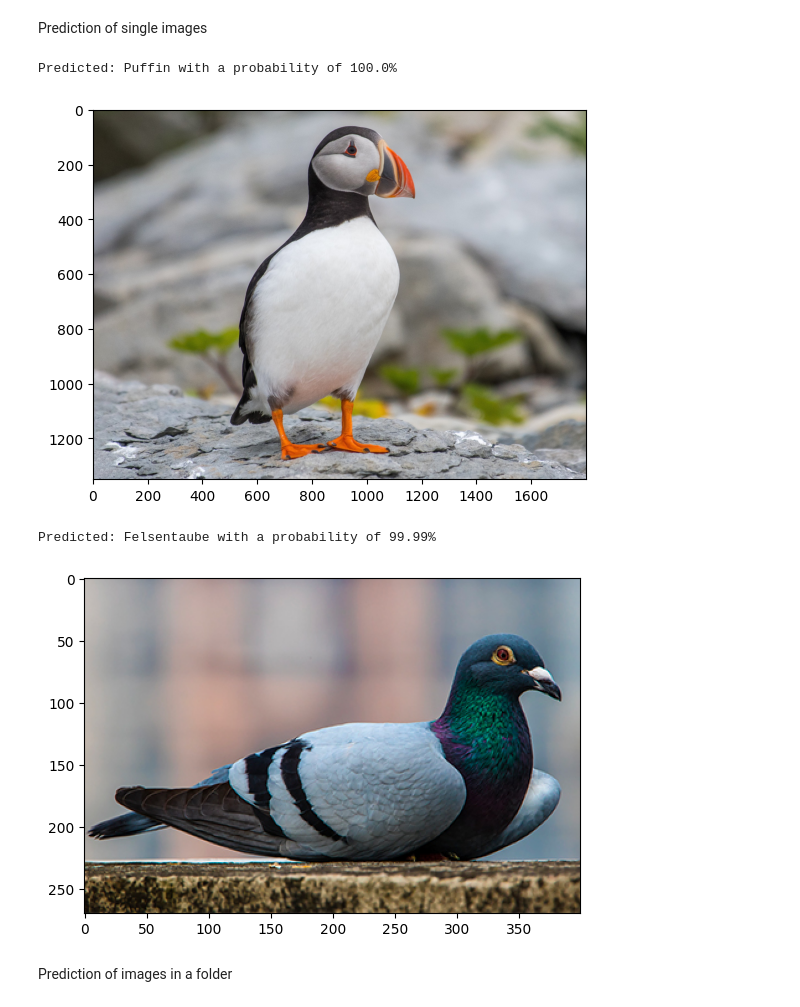
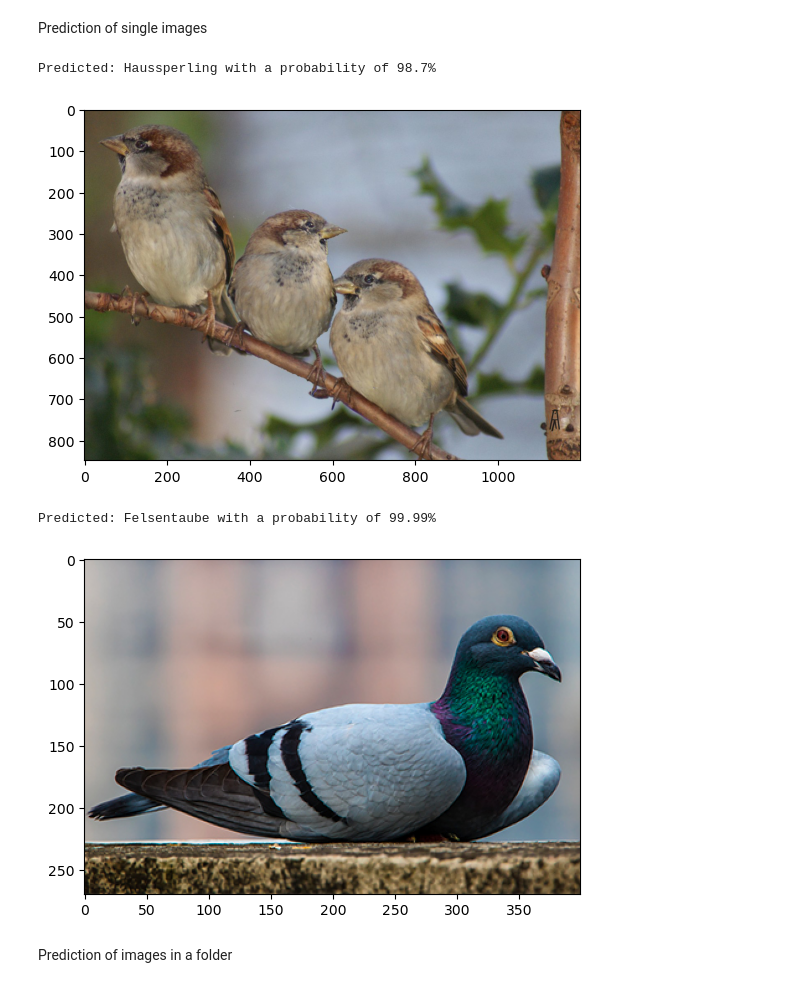
Before and after one commit to aaronzi/Bird-Recognition, a Jupyter notebook: prediction.ipynb, the cells around one changed output. Saved outputs shown, nothing was run; the diff lists cells and outputs as text; code cells hidden in the pictures.

```diff
--- a/prediction.ipynb
+++ b/prediction.ipynb
@@ -143,14 +143,14 @@ Prediction of single images
 # %%
 # enter the path of the folder containing the images
 current_directory = os.getcwd()
 
-predict_image(os.path.join(current_directory, 'test-data', 'puffin.jpeg'), model)
+predict_image(os.path.join(current_directory, 'test-data', 'spatzen.jpg'), model)
 
 
 predict_image(os.path.join(current_directory, 'test-data', 'taube.jpg'), model)
 # %% [output]
-Predicted: Puffin with a probability of 100.0%
+Predicted: Haussperling with a probability of 98.7%
-[figure, old version]
+[figure, new version]
 Predicted: Felsentaube with a probability of 99.99%
 [figure]
 # %% [markdown]
```
Also changed, not shown: parts of 1 cell of this notebook, 5 other files.
